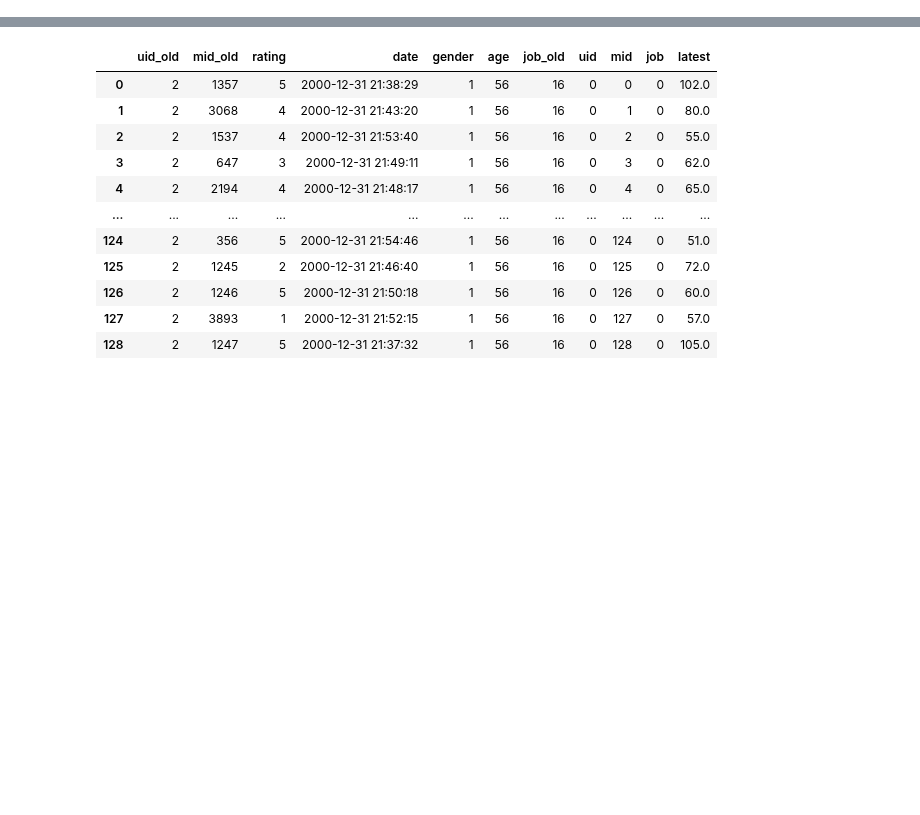
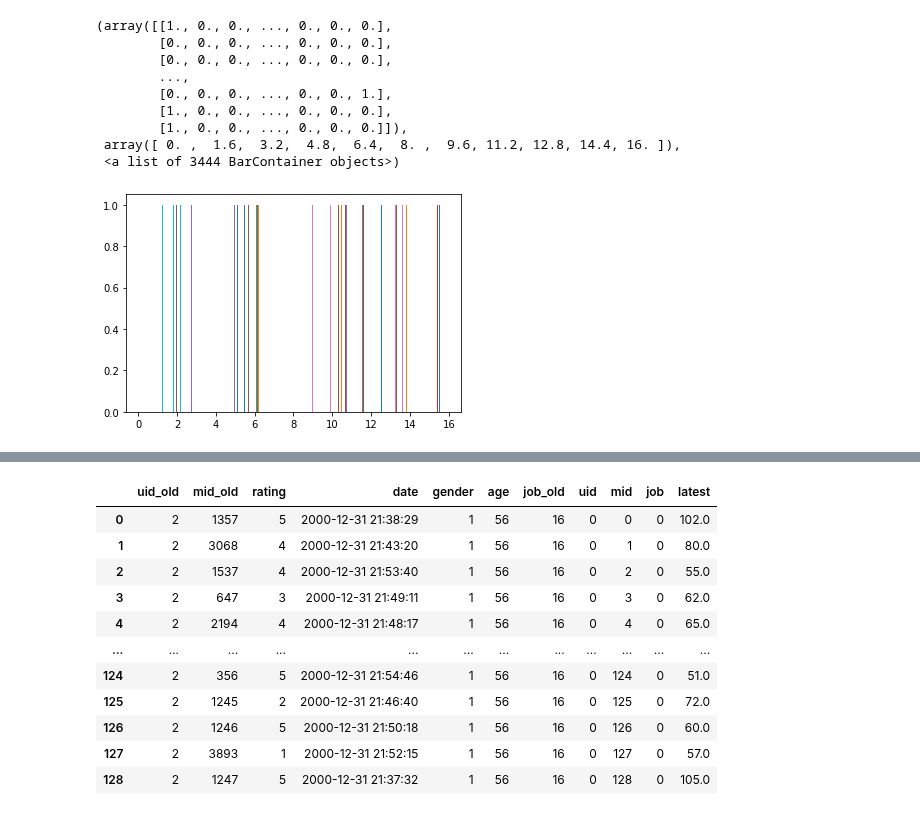
Before and after one commit to fcancedda/NFPCF, a Jupyter notebook: 000_visualize.ipynb, the cells around one changed output, grey strips where cells are left out. Cells and saved outputs as stored; diff of their text form; code cells hidden in the pictures; blank space fills up the shorter version.

```diff
--- a/000_visualize.ipynb
+++ b/000_visualize.ipynb
@@ -70,0 +39,18 @@ data._load_ratings()
+# %%
+users, occupation, gender = (
+dataset.tensors[0][:, 0],
+dataset.tensors[0][:, 1],
+dataset.tensors[0][:, 2]
+)
+plt.hist(occupation)
+# %% [output]
+(array([[1., 0., 0., ..., 0., 0., 0.],
+        [0., 0., 0., ..., 0., 0., 0.],
+        [0., 0., 0., ..., 0., 0., 0.],
+        ...,
+        [0., 0., 0., ..., 0., 0., 1.],
+        [1., 0., 0., ..., 0., 0., 0.],
+        [1., 0., 0., ..., 0., 0., 0.]]),
+ array([ 0. ,  1.6,  3.2,  4.8,  6.4,  8. ,  9.6, 11.2, 12.8, 14.4, 16. ]),
+ <a list of 3444 BarContainer objects>)
+[figure, added]
```
Also changed, not shown: parts of 9 cells of this notebook, 3 other files.
